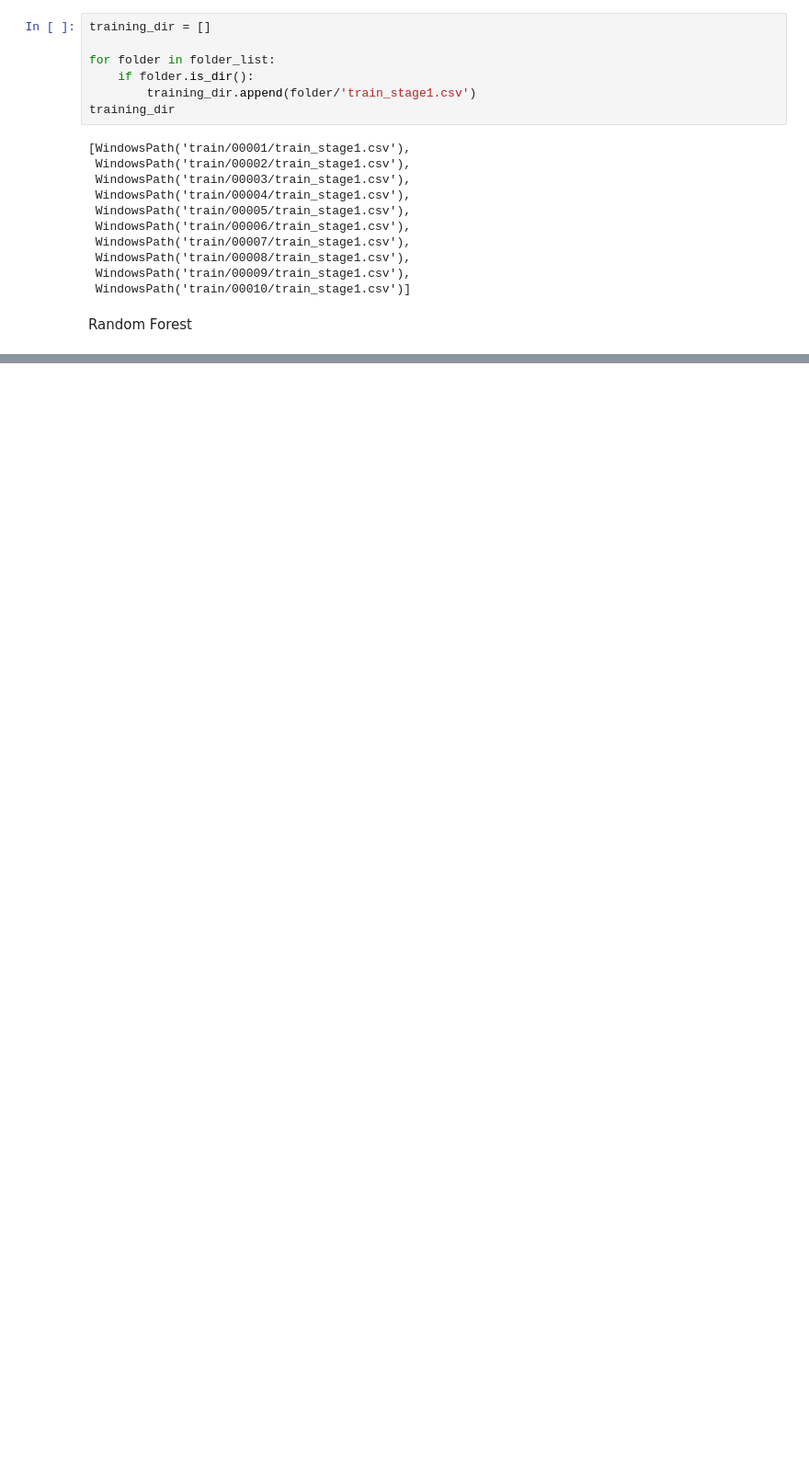
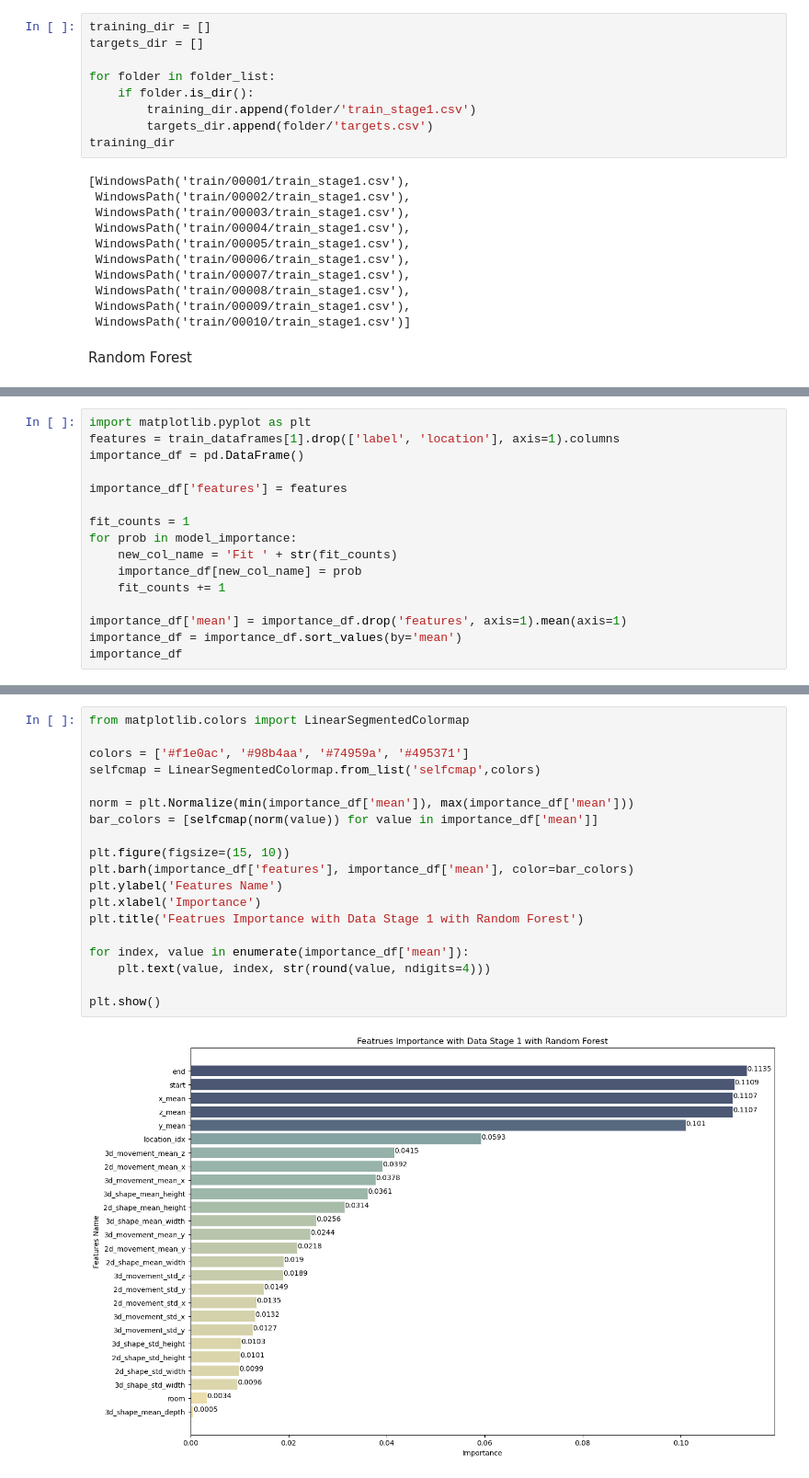
Before and after one commit to jasminepp/ADS, a Jupyter notebook: model_fitting.ipynb, the cells around one changed output, grey strips where cells are left out. Shown at 92% size. Saved outputs shown, nothing was run; the diff lists cells and outputs as text; blank space fills up the shorter version.

Commit message:
rf importance graphic stage 1, 3

```diff
--- a/model_fitting.ipynb
+++ b/model_fitting.ipynb
@@ -25,10 +25,12 @@ folder_list
  WindowsPath('train/00010')]
 # %%
 training_dir = []
+targets_dir = []
 
 for folder in folder_list:
     if folder.is_dir():
         training_dir.append(folder/'train_stage1.csv')
+        targets_dir.append(folder/'targets.csv')
 training_dir
 # %% [output]
 [WindowsPath('train/00001/train_stage1.csv'),
@@ -114,3 +98,19 @@ Fit 3: Accuracy = 0.5962732919254659
 Fit 4: Accuracy = 0.5592686002522068
 Fit 5: Accuracy = 0.5103964513446078
 Accuracy mean: 0.5471095898019083
+# %%
+import matplotlib.pyplot as plt
+features = train_dataframes[1].drop(['label', 'location'], axis=1).columns
+importance_df = pd.DataFrame()
+
+importance_df['features'] = features
+
+fit_counts = 1
+for prob in model_importance:
+    new_col_name = 'Fit ' + str(fit_counts)
+    importance_df[new_col_name] = prob
+    fit_counts += 1
+
+importance_df['mean'] = importance_df.drop('features', axis=1).mean(axis=1)
+importance_df = importance_df.sort_values(by='mean')
+importance_df
@@ -116,0 +135,21 @@ Accuracy mean: 0.5471095898019083
+# %%
+from matplotlib.colors import LinearSegmentedColormap
+
+colors = ['#f1e0ac', '#98b4aa', '#74959a', '#495371']
+selfcmap = LinearSegmentedColormap.from_list('selfcmap',colors)
+
+norm = plt.Normalize(min(importance_df['mean']), max(importance_df['mean']))
+bar_colors = [selfcmap(norm(value)) for value in importance_df['mean']]
+
+plt.figure(figsize=(15, 10))
+plt.barh(importance_df['features'], importance_df['mean'], color=bar_colors)
+plt.ylabel('Features Name')
+plt.xlabel('Importance')
+plt.title('Featrues Importance with Data Stage 1 with Random Forest')
+
+for index, value in enumerate(importance_df['mean']):
+    plt.text(value, index, str(round(value, ndigits=4)))
+
+plt.show()
+# %% [output]
+[figure, added]
```
Also changed, not shown: parts of 8 cells of this notebook, 5 other files.
